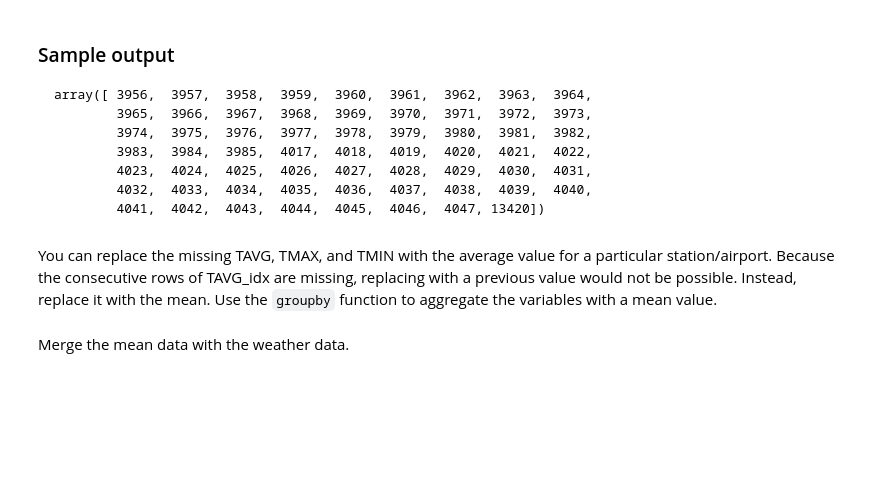
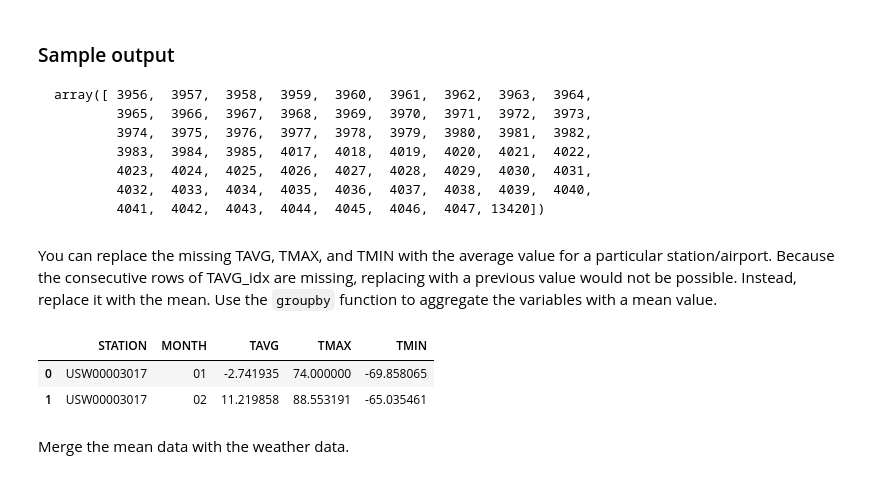
Before and after one commit to nuzhatmila1997/Final-Project, a Jupyter notebook: onpremises.ipynb, the cells around one changed output. Cells and saved outputs as stored; diff of their text form; code cells hidden in the pictures; blank space fills up the shorter version.

```diff
--- a/onpremises.ipynb
+++ b/onpremises.ipynb
@@ -1018,6 +1028,6 @@ weather.head()
 # %% [markdown]
 Analyze and handle the `SNOW` and `SNWD` columns for missing values using `fillna()`. Use the `isna()` function to check the missing values for all the columns.
 # %%
-weather.SNOW.fillna(<CODE>, inplace=True)# Enter your code here
-weather.SNWD.fillna(<CODE>, inplace=True)# Enter your code here
+weather.SNOW.fillna(0, inplace=True)# Enter your code here
+weather.SNWD.fillna(0, inplace=True)# Enter your code here
 weather.isna().sum()
@@ -1046,8 +1077,12 @@ array([ 3956,  3957,  3958,  3959,  3960,  3961,  3962,  3963,  3964,
 # %% [markdown]
 You can replace the missing TAVG, TMAX, and TMIN with the average value for a particular station/airport. Because the consecutive rows of TAVG_idx are missing, replacing with a previous value would not be possible. Instead, replace it with the mean. Use the `groupby` function to aggregate the variables with a mean value.
 # %%
-weather_impute = weather.groupby([<CODE>]).agg({'TAVG':'mean','TMAX':'mean', 'TMIN':'mean' }).reset_index()# Enter your code here
+weather_impute = weather.groupby(['STATION', 'MONTH']).agg({'TAVG':'mean','TMAX':'mean', 'TMIN':'mean' }).reset_index()# Enter your code here
 weather_impute.head(2)
+# %% [output]
+|  | STATION | MONTH | TAVG | TMAX | TMIN |
+| 0 | USW00003017 | 01 | -2.741935 | 74.000000 | -69.858065 |
+| 1 | USW00003017 | 02 | 11.219858 | 88.553191 | -65.035461 |
 # %% [markdown]
 Merge the mean data with the weather data.
 # %%
```
Also changed, not shown: parts of 34 cells of this notebook, 3 other files.
